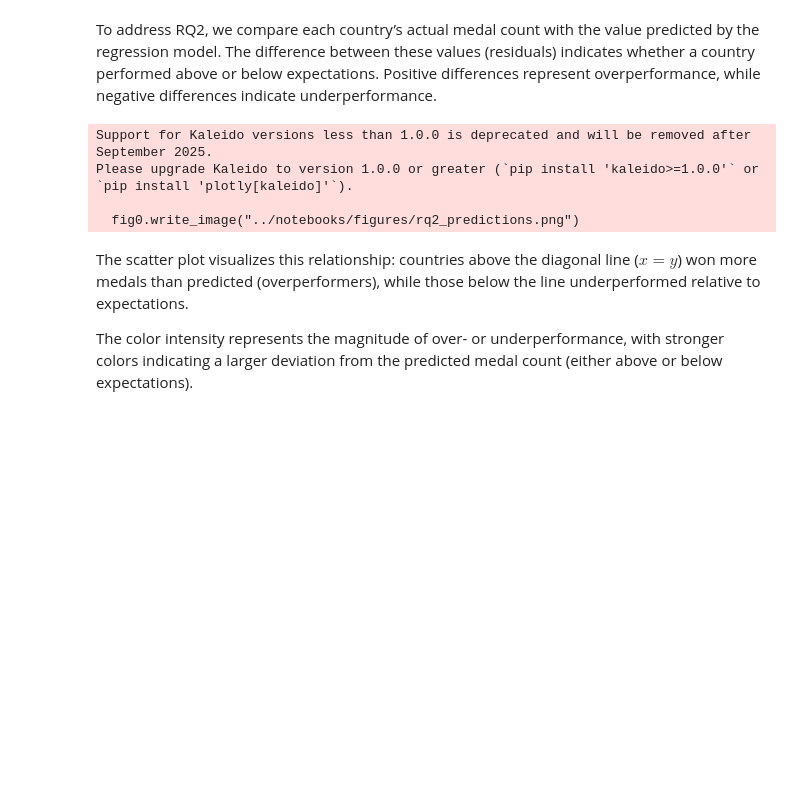
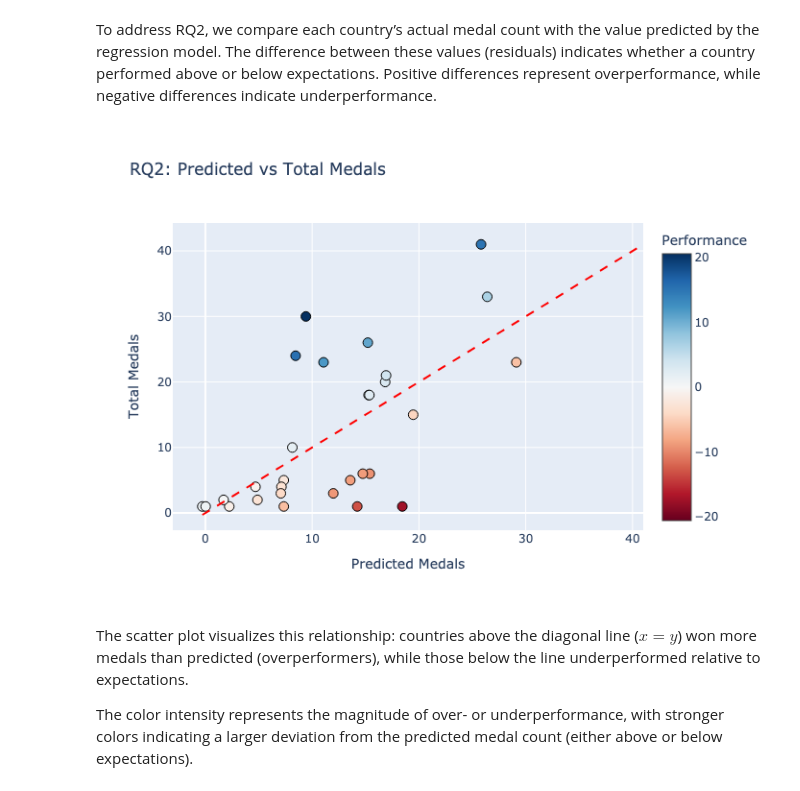
Before and after one commit to jihyeon26/CIP_FS2026_group206, a Jupyter notebook: notebooks/analysis.ipynb, the cells around one changed output. Saved outputs shown, nothing was run; the diff lists cells and outputs as text; code cells hidden in the pictures; blank space fills up the shorter version.

Commit message:
Update analysis notebook with static figures

```diff
--- a/notebooks/analysis.ipynb
+++ b/notebooks/analysis.ipynb
@@ -124,38 +124,35 @@ fig0.add_trace(
         hovertemplate=(
             "<b>%{text}</b><br>"
             "Prediction: %{x}<br>"
             "Actual: %{y}<br>"
             "Performance: %{marker.color:.2f}<extra></extra>"
         )
     )
 )
 
 # Add x = y line
 min_val = min(country_df["Predictions"].min(), country_df["Total"].min())
 max_val = max(country_df["Predictions"].max(), country_df["Total"].max())
 
 fig0.add_trace(
     go.Scatter(
         x=[min_val, max_val],
         y=[min_val, max_val],
         mode="lines",
         name="Perfect prediction (x = y)",
         line=dict(dash="dash", color="red")
     )
 )
 
 fig0.update_layout(showlegend=False)
 fig0.update_xaxes(title_text="Predicted Medals")
 fig0.update_yaxes(title_text="Total Medals")
 fig0.update_layout(height=500, title_text="RQ2: Predicted vs Total Medals")
 fig0.show()
 
-fig0.write_image("../notebooks/figures/rq2_predictions.png")
+fig0.show(renderer="png")
 # %% [output]
-Support for Kaleido versions less than 1.0.0 is deprecated and will be removed after September 2025.
-Please upgrade Kaleido to version 1.0.0 or greater (`pip install 'kaleido>=1.0.0'` or `pip install 'plotly[kaleido]'`).
-
-  fig0.write_image("../notebooks/figures/rq2_predictions.png")
+[figure, added]
 # %% [markdown]
 The scatter plot visualizes this relationship: countries above the diagonal line ($x = y$) won more medals than predicted (overperformers), while those below the line underperformed relative to expectations.
 
```
Also changed, not shown: parts of 6 cells of this notebook.
